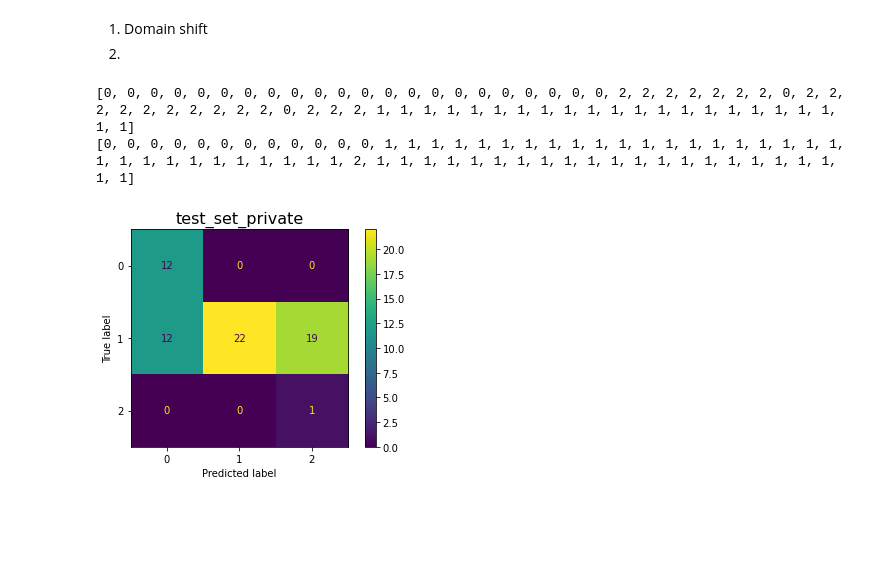
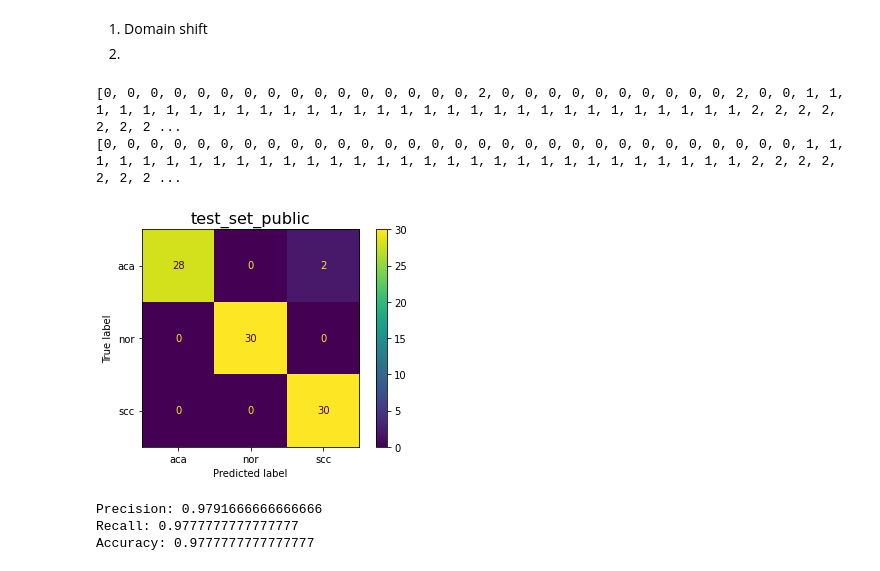
Before and after one commit to jorgediosdado/capstone_project_UB, a Jupyter notebook: Jorgenet_private.ipynb, the cells around one changed output. Drawn from its saved outputs; the diff is of its cells as text; code cells hidden in the pictures; blank space fills up the shorter version.

```diff
--- a/Jorgenet_private.ipynb
+++ b/Jorgenet_private.ipynb
@@ -57,19 +66,19 @@ imput = (255,255,3)
 # %%
-imput = (255,255,3)
+input_shape = (255, 255, 3)
 
 model=models.Sequential()
 
-model.add(layers.Rescaling(scale = 1./255, offset=0.0, input_shape=imput))
+model.add(layers.Rescaling(scale = 1./255, offset=0.0, input_shape=input_shape))
+model.add(layers.Input(input_shape))
 
-# Para el dataset publico no hago augmentation porque ya esta hecho
-#model.add(layers.RandomFlip("horizontal_and_vertical"))
-#model.add(layers.RandomRotation(0.2))
-#model.add(layers.RandomZoom(0.2))
-#model.add(layers.RandomContrast(0.2))
 
-#Estas me petan la dimension de entrada a la densa. Debería haber un resizing
-# model.add(layers.RandomWidth(0.2))
-# model.add(layers.RandomHeight(0.2))
+#Para el dataset publico no hago augmentation porque ya esta hecho
+model.add(layers.RandomFlip("horizontal_and_vertical"))
+model.add(layers.RandomRotation(0.2))
+model.add(layers.RandomZoom(0.2))
+model.add(layers.RandomContrast(0.2))
+model.add(layers.RandomTranslation(0.2, 0.2))
+
 
 
 model.add(layers.Conv2D(filters=32, kernel_size=(2,2), activation='relu',))
@@ -275,48 +344,70 @@ Fine-tuning: you could use a pre-trained model to initialize the weights and onl
 predicted_labels= []
 true_labels = []
 
-directory = "test_set_private"
+label_mapping = {
+    'aca': 0,
+    'nor': 1,
+    'scc': 2
+}
 
+
+directory = "test_set_public"
 for filename in os.listdir(directory):
 
     # Load the image and add it to the list of test images
     f = os.path.join(directory, filename)
     imagen = tf.keras.preprocessing.image.load_img(f, target_size=(255,255))
     x = tf.keras.preprocessing.image.img_to_array(imagen)
     x = np.expand_dims(x, axis=0)
 
-
-
     prediction = model.predict(x)
-
     predicted_class = np.argmax(prediction)
 
     #True labels are calculated based on name. It is a very weak way of doing it. Look for a better one or rename the files
 
-    if 'aca' in filename:
+    if 'aca' in filename or 'lungaca' in filename:
         true_labels.append(0)
-    elif 'scc' in filename or ' e ' in filename:
+    elif 'scc' in filename or 'lungscc' in filename:
         true_labels.append(2)
-    elif 'lungn' or ' N ' in filename:
+    elif 'nor' in filename or 'lungn' in filename:
         true_labels.append(1)
 
 
 
     predicted_labels.append(predicted_class)
 
 print(predicted_labels)
 print(true_labels)
 
 
 cm = confusion_matrix(true_labels, predicted_labels)
-disp = ConfusionMatrixDisplay(confusion_matrix=cm)
-precision_recall_fscore_support(true_labels, predicted_labels)
+labels = [label for label, _ in sorted(label_mapping.items(), key=lambda x: x[1])]
+disp = ConfusionMatrixDisplay(confusion_matrix=cm, display_labels=labels)
+disp.plot()
+
+plt.title(directory,  fontdict={'fontsize': 16})  # Set the new title for the plot
+plt.show()
 
 
-disp.plot()
-plt.title(directory,  fontdict={'fontsize': 16})  # Set the new title for the plot
-plt.show()
+# Calculate precision, recall, and accuracy
+precision = precision_score(true_labels, predicted_labels, average='weighted')
+recall = recall_score(true_labels, predicted_labels, average='weighted')
+accuracy = accuracy_score(true_labels, predicted_labels)
+
+# Print the results
+print("Precision:", precision)
+print("Recall:", recall)
+print("Accuracy:", accuracy)
+
+mlflow.log_metric("Precision", precision)
+mlflow.log_metric("Recall", recall)
+mlflow.log_metric("Accuracy", accuracy)
+
+mlflow.end_run()
 # %% [output]
-[0, 0, 0, 0, 0, 0, 0, 0, 0, 0, 0, 0, 0, 0, 0, 0, 0, 0, 0, 0, 0, 0, 2, 2, 2, 2, 2, 2, 2, 0, 2, 2, 2, 2, 2, 2, 2, 2, 2, 2, 0, 2, 2, 2, 1, 1, 1, 1, 1, 1, 1, 1, 1, 1, 1, 1, 1, 1, 1, 1, 1, 1, 1, 1, 1, 1]
-[0, 0, 0, 0, 0, 0, 0, 0, 0, 0, 0, 0, 1, 1, 1, 1, 1, 1, 1, 1, 1, 1, 1, 1, 1, 1, 1, 1, 1, 1, 1, 1, 1, 1, 1, 1, 1, 1, 1, 1, 1, 1, 1, 2, 1, 1, 1, 1, 1, 1, 1, 1, 1, 1, 1, 1, 1, 1, 1, 1, 1, 1, 1, 1, 1, 1]
+[0, 0, 0, 0, 0, 0, 0, 0, 0, 0, 0, 0, 0, 0, 0, 0, 2, 0, 0, 0, 0, 0, 0, 0, 0, 0, 0, 2, 0, 0, 1, 1, 1, 1, 1, 1, 1, 1, 1, 1, 1, 1, 1, 1, 1, 1, 1, 1, 1, 1, 1, 1, 1, 1, 1, 1, 1, 1, 1, 1, 2, 2, 2, 2, 2, 2, 2 ...
+[0, 0, 0, 0, 0, 0, 0, 0, 0, 0, 0, 0, 0, 0, 0, 0, 0, 0, 0, 0, 0, 0, 0, 0, 0, 0, 0, 0, 0, 0, 1, 1, 1, 1, 1, 1, 1, 1, 1, 1, 1, 1, 1, 1, 1, 1, 1, 1, 1, 1, 1, 1, 1, 1, 1, 1, 1, 1, 1, 1, 2, 2, 2, 2, 2, 2, 2 ...
-[figure, old version]
+[figure, new version]
+Precision: 0.9791666666666666
+Recall: 0.9777777777777777
+Accuracy: 0.9777777777777777
```
Also changed, not shown: parts of 17 cells of this notebook, 1 other file.
